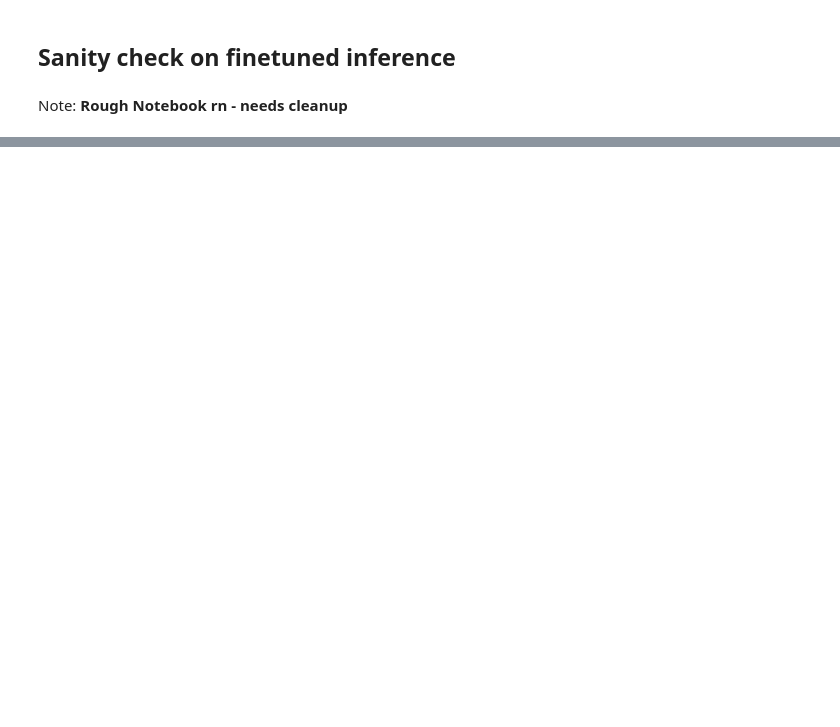
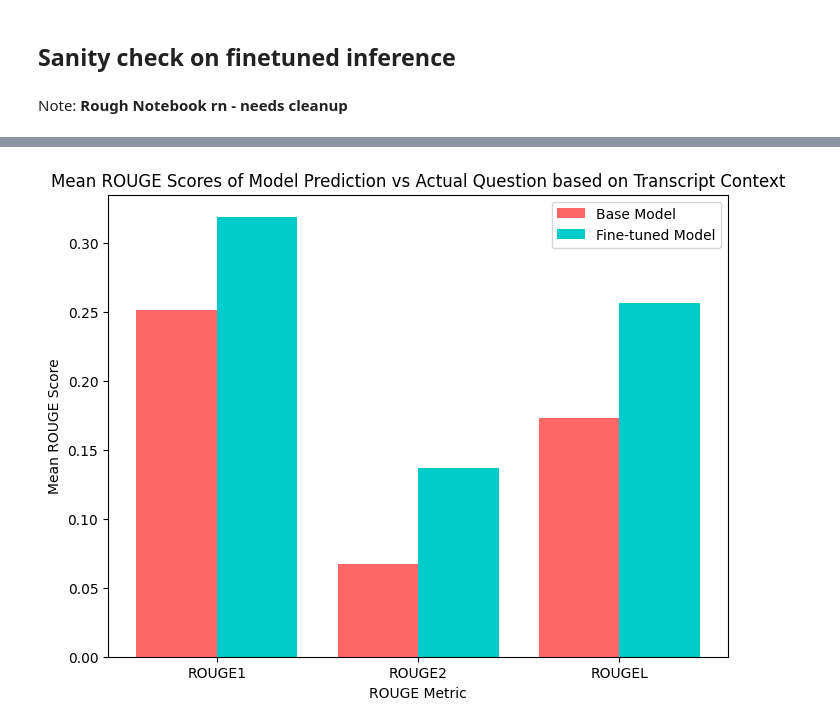
Before and after one commit to skyien-z/llms-for-oral-arguments, a Jupyter notebook: data_cleaning_scripts/script_finetuned_inference_sanity_check.ipynb, the cells around one changed output, grey strips where cells are left out. Drawn from its saved outputs; the diff is of its cells as text; code cells hidden in the pictures; blank space fills up the shorter version.

```diff
--- a/data_cleaning_scripts/script_finetuned_inference_sanity_check.ipynb
+++ b/data_cleaning_scripts/script_finetuned_inference_sanity_check.ipynb
@@ -4,0 +10,6 @@ Note: **Rough Notebook rn - needs cleanup**
+# %%
+in_file_ft = "../datasets/llm_outputs/finetuned_inference/processed/inference_oral_arg_context_test_100_lora_finetuned_llama_70B_4bit.jsonl"
+in_file_base = "../datasets/llm_outputs/finetuned_inference/processed/inference_oral_arg_context_test_100_base_model_llama_70B_4bit.jsonl"
+
+df_ft = pd.read_json(in_file_ft, lines=True)
+df_base = pd.read_json(in_file_base, lines=True)
@@ -4,0 +95,23 @@ Note: **Rough Notebook rn - needs cleanup**
+# %%
+# Function to visualize mean ROUGE scores as a bar plot
+def visualize_mean_rouge_scores(df):
+    rouge_types = ['rouge1', 'rouge2', 'rougeL']
+    base_means = [df[f'base_{rouge}'].mean() for rouge in rouge_types]
+    ft_means = [df[f'ft_{rouge}'].mean() for rouge in rouge_types]
+
+    x = range(len(rouge_types))
+    plt.figure(figsize=(8, 6))
+    plt.bar(x, base_means, width=0.4, label='Base Model', align='center', color='#ff6666')
+    plt.bar([i + 0.4 for i in x], ft_means, width=0.4, label='Fine-tuned Model', align='center', color='#00CCCC')
+    plt.xticks([i + 0.2 for i in x], [r.upper() for r in rouge_types])
+    plt.xlabel('ROUGE Metric')
+    plt.ylabel('Mean ROUGE Score')
+    plt.title('Mean ROUGE Scores of Model Prediction vs Actual Question based on Transcript Context')
+    plt.legend()
+    # plt.grid(True)
+    plt.savefig('mean_rouge_scores.png')
+    plt.show()
+
+visualize_mean_rouge_scores(df_merged)
+# %% [output]
+[figure, added]
```
Also changed, not shown: parts of 27 cells of this notebook, 25 other files.
